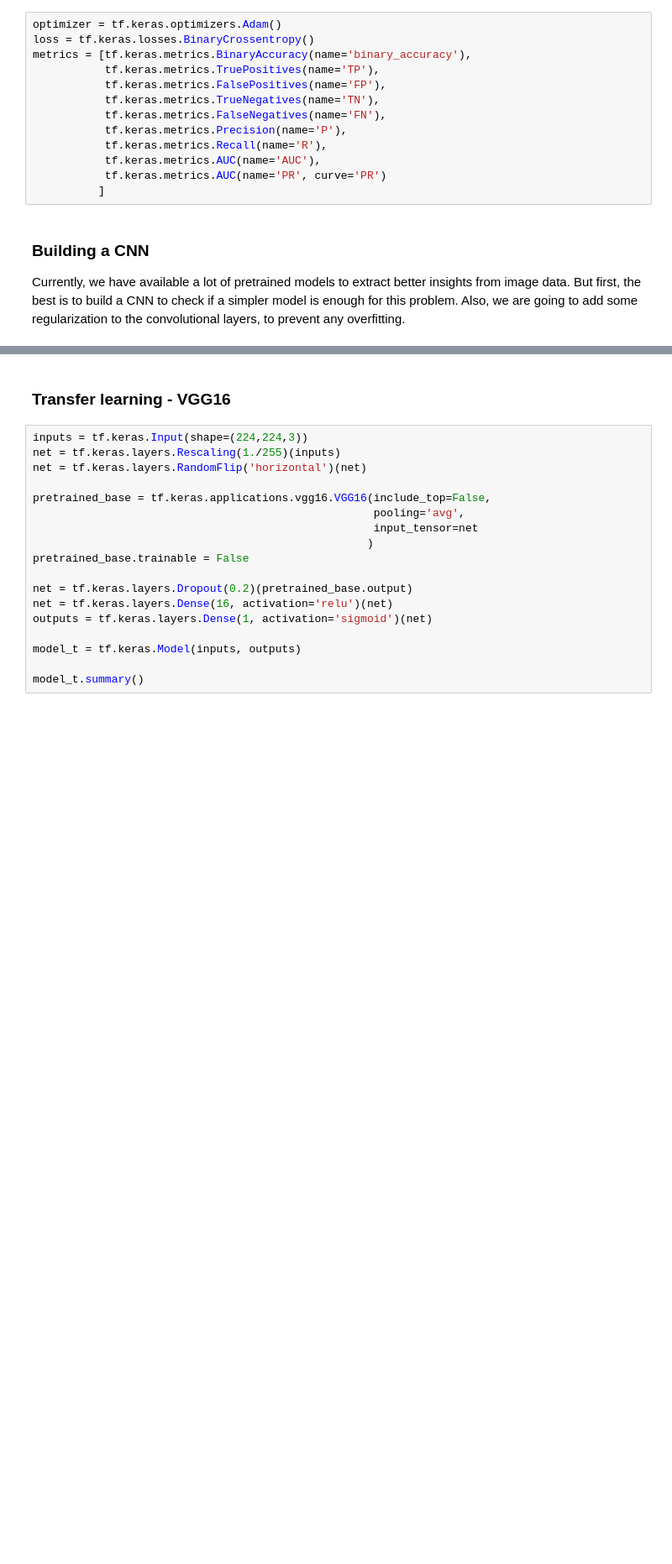
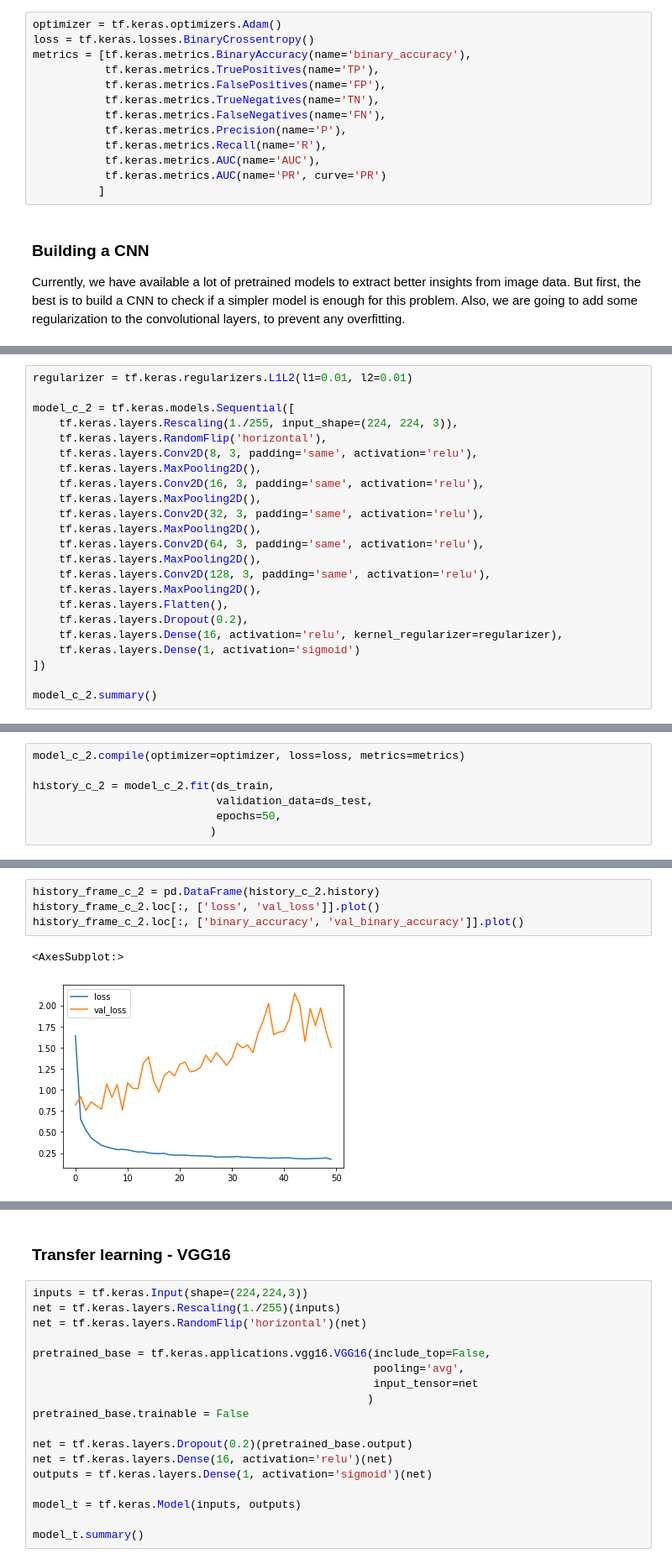
Before and after one commit to dialvedu/PneumoniaDetection, a Jupyter notebook: pneumonia-detection.ipynb, the cells around one changed output, grey strips where cells are left out. Shown at 84% size. Cells and saved outputs as stored; diff of their text form; blank space fills up the shorter version.

```diff
--- a/pneumonia-detection.ipynb
+++ b/pneumonia-detection.ipynb
@@ -365,0 +366,23 @@ history_frame_c.loc[:, ['binary_accuracy', 'val_binary_accuracy']].plot()
+# %%
+regularizer = tf.keras.regularizers.L1L2(l1=0.01, l2=0.01)
+
+model_c_2 = tf.keras.models.Sequential([
+    tf.keras.layers.Rescaling(1./255, input_shape=(224, 224, 3)),
+    tf.keras.layers.RandomFlip('horizontal'),
+    tf.keras.layers.Conv2D(8, 3, padding='same', activation='relu'),
+    tf.keras.layers.MaxPooling2D(),
+    tf.keras.layers.Conv2D(16, 3, padding='same', activation='relu'),
+    tf.keras.layers.MaxPooling2D(),
+    tf.keras.layers.Conv2D(32, 3, padding='same', activation='relu'),
+    tf.keras.layers.MaxPooling2D(),
+    tf.keras.layers.Conv2D(64, 3, padding='same', activation='relu'),
+    tf.keras.layers.MaxPooling2D(),
+    tf.keras.layers.Conv2D(128, 3, padding='same', activation='relu'),
+    tf.keras.layers.MaxPooling2D(),
+    tf.keras.layers.Flatten(),
+    tf.keras.layers.Dropout(0.2),
+    tf.keras.layers.Dense(16, activation='relu', kernel_regularizer=regularizer),
+    tf.keras.layers.Dense(1, activation='sigmoid')
+])
+
+model_c_2.summary()
@@ -365,0 +407,7 @@ history_frame_c.loc[:, ['binary_accuracy', 'val_binary_accuracy']].plot()
+# %%
+model_c_2.compile(optimizer=optimizer, loss=loss, metrics=metrics)
+
+history_c_2 = model_c_2.fit(ds_train,
+                            validation_data=ds_test,
+                            epochs=50,
+                           )
@@ -365,0 +432,7 @@ history_frame_c.loc[:, ['binary_accuracy', 'val_binary_accuracy']].plot()
+# %%
+history_frame_c_2 = pd.DataFrame(history_c_2.history)
+history_frame_c_2.loc[:, ['loss', 'val_loss']].plot()
+history_frame_c_2.loc[:, ['binary_accuracy', 'val_binary_accuracy']].plot()
+# %% [output]
+<AxesSubplot:>
+[figure, added]
```
Also changed, not shown: parts of 13 cells of this notebook.
